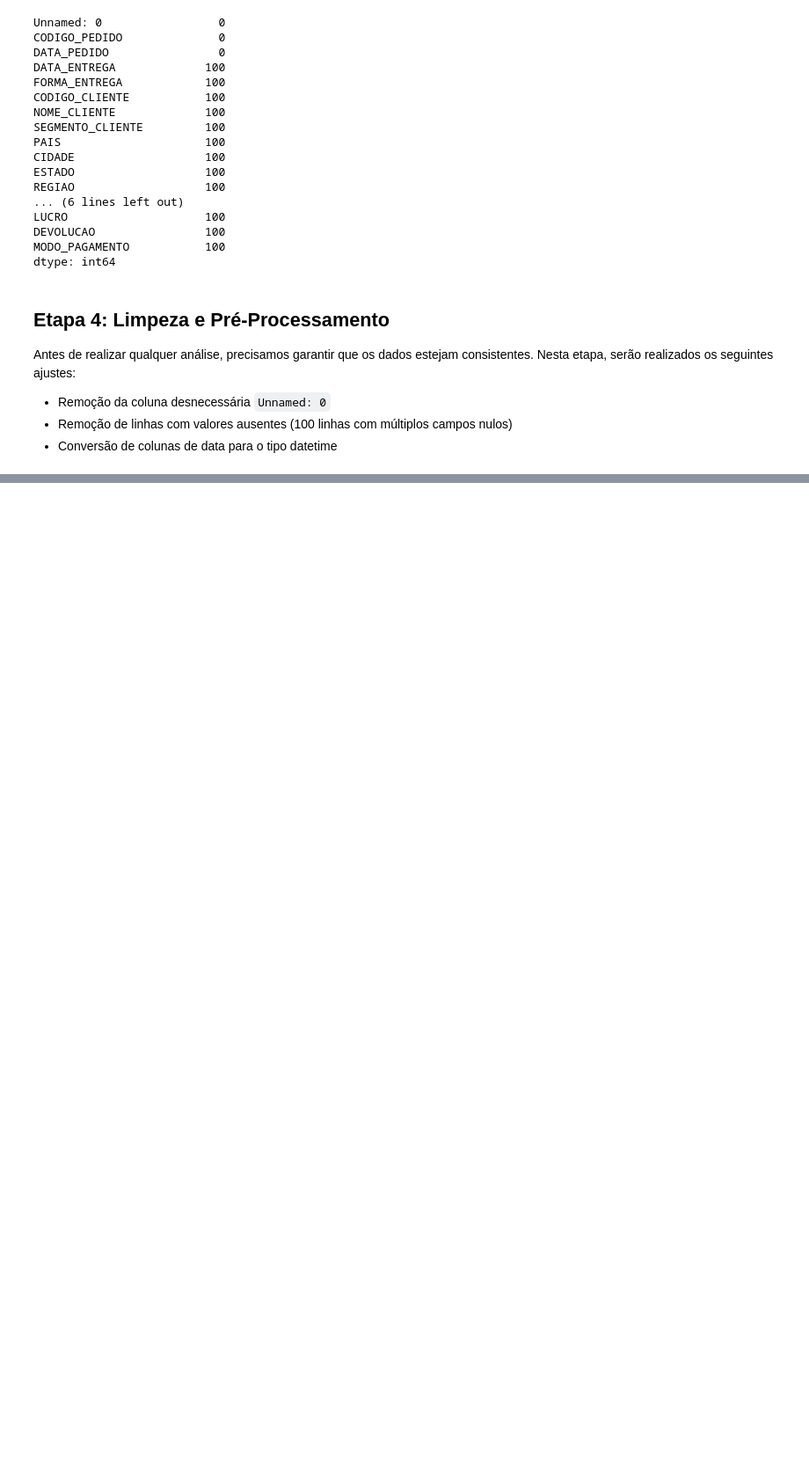
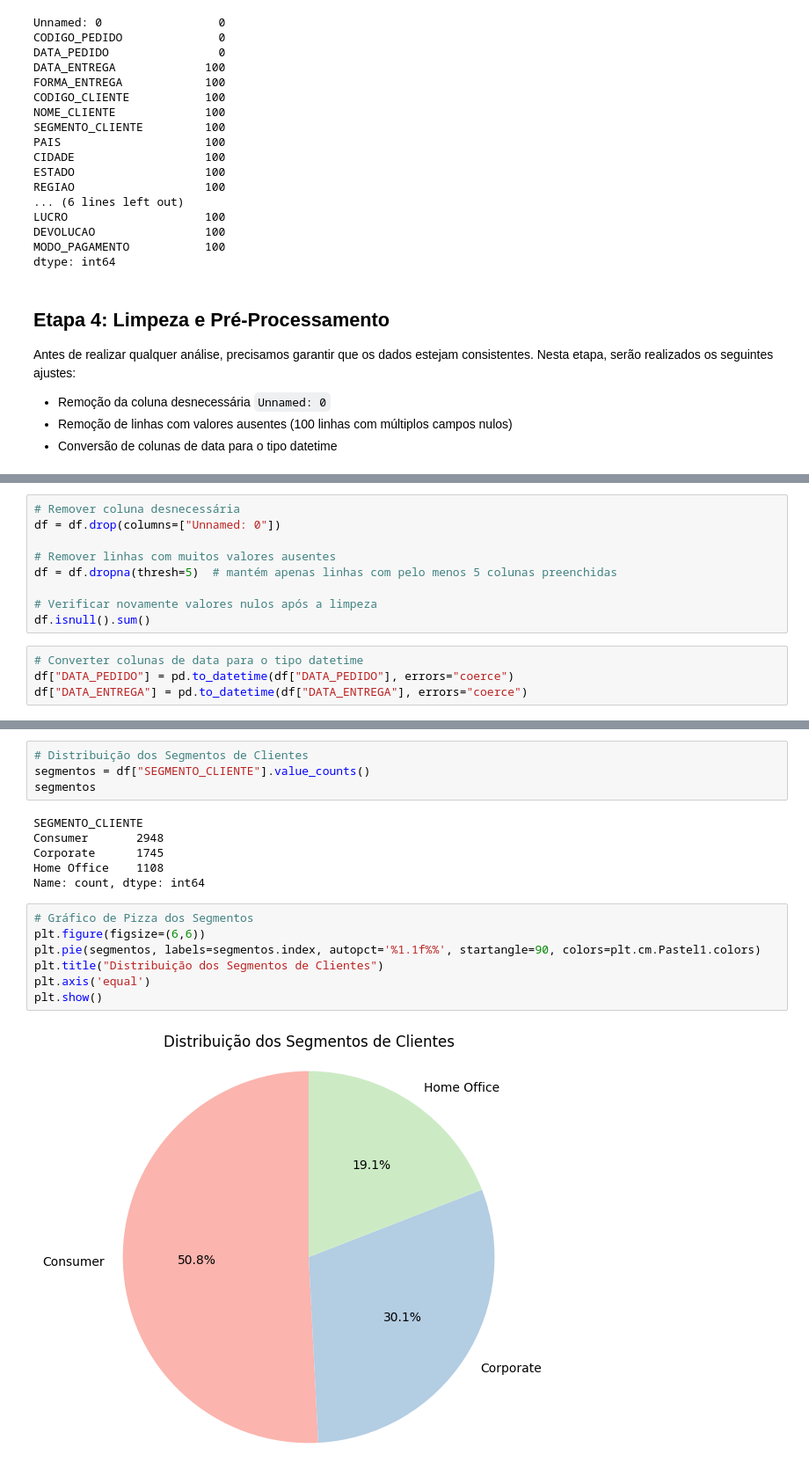
Before and after one commit to davidycardoso/projeto-dados, a Jupyter notebook: app.ipynb, the cells around one changed output, grey strips where cells are left out. Shown at 88% size. Drawn from its saved outputs; the diff is of its cells as text; blank space fills up the shorter version.

```diff
--- a/app.ipynb
+++ b/app.ipynb
@@ -108,0 +106,13 @@ df[df.isnull().any(axis=1)].head()
+# %%
+# Remover coluna desnecessária
+df = df.drop(columns=["Unnamed: 0"])
+
+# Remover linhas com muitos valores ausentes
+df = df.dropna(thresh=5)  # mantém apenas linhas com pelo menos 5 colunas preenchidas
+
+# Verificar novamente valores nulos após a limpeza
+df.isnull().sum()
+# %%
+# Converter colunas de data para o tipo datetime
+df["DATA_PEDIDO"] = pd.to_datetime(df["DATA_PEDIDO"], errors="coerce")
+df["DATA_ENTREGA"] = pd.to_datetime(df["DATA_ENTREGA"], errors="coerce")
@@ -108,0 +127,19 @@ df[df.isnull().any(axis=1)].head()
+# %%
+# Distribuição dos Segmentos de Clientes
+segmentos = df["SEGMENTO_CLIENTE"].value_counts()
+segmentos
+# %% [output]
+SEGMENTO_CLIENTE
+Consumer       2948
+Corporate      1745
+Home Office    1108
+Name: count, dtype: int64
+# %%
+# Gráfico de Pizza dos Segmentos
+plt.figure(figsize=(6,6))
+plt.pie(segmentos, labels=segmentos.index, autopct='%1.1f%%', startangle=90, colors=plt.cm.Pastel1.colors)
+plt.title("Distribuição dos Segmentos de Clientes")
+plt.axis('equal')
+plt.show()
+# %% [output]
+[figure, added]
```
Also changed, not shown: parts of 19 cells of this notebook.
